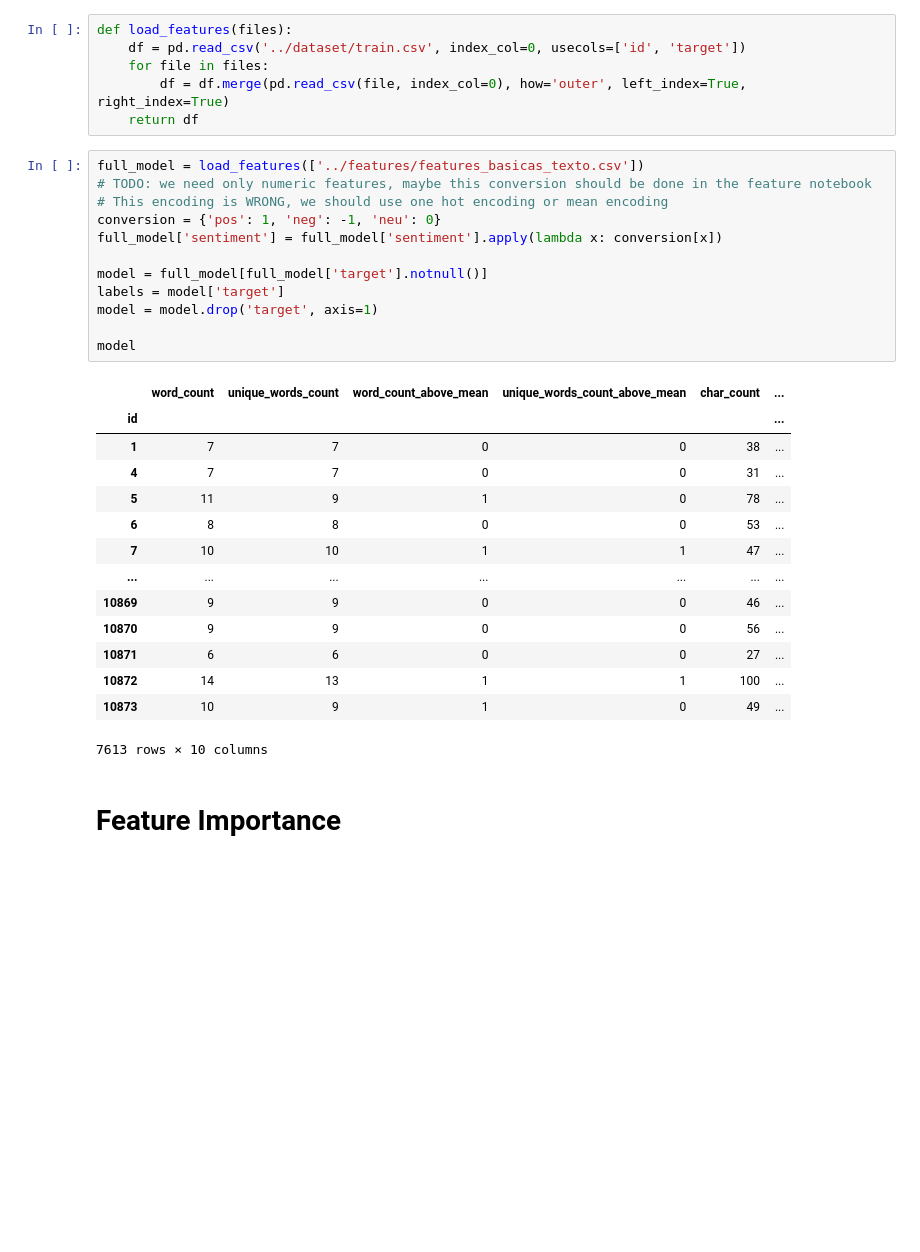
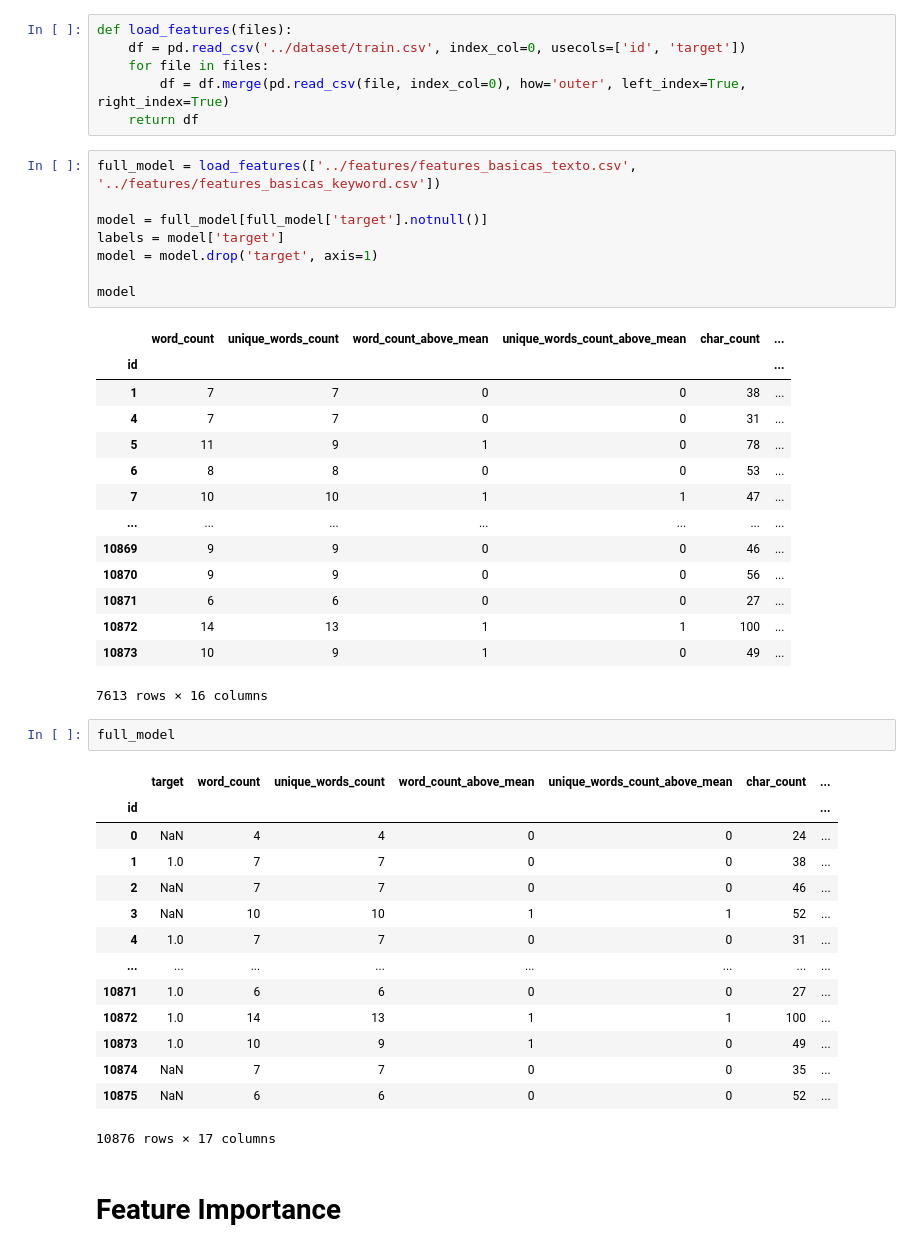
Before and after one commit to fsicardir/datos-tp2, a Jupyter notebook: notebooks_models/model.ipynb, the cells around one changed output. Cells and saved outputs as stored; diff of their text form; blank space fills up the shorter version.

```diff
--- a/notebooks_models/model.ipynb
+++ b/notebooks_models/model.ipynb
@@ -21,11 +21,7 @@ def load_features(files):
         df = df.merge(pd.read_csv(file, index_col=0), how='outer', left_index=True, right_index=True)
     return df
 # %%
-full_model = load_features(['../features/features_basicas_texto.csv'])
-# TODO: we need only numeric features, maybe this conversion should be done in the feature notebook
-# This encoding is WRONG, we should use one hot encoding or mean encoding
-conversion = {'pos': 1, 'neg': -1, 'neu': 0}
-full_model['sentiment'] = full_model['sentiment'].apply(lambda x: conversion[x])
+full_model = load_features(['../features/features_basicas_texto.csv', '../features/features_basicas_keyword.csv'])
 
 model = full_model[full_model['target'].notnull()]
 labels = model['target']
@@ -46,7 +42,24 @@ model
 | 10871 | 6 | 6 | 0 | 0 | 27 | ... |
 | 10872 | 14 | 13 | 1 | 1 | 100 | ... |
 | 10873 | 10 | 9 | 1 | 0 | 49 | ... |
-7613 rows × 10 columns
+7613 rows × 16 columns
+# %%
+full_model
+# %% [output]
+|  | target | word_count | unique_words_count | word_count_above_mean | unique_words_count_above_mean | char_count | ... |
+| id |  |  |  |  |  |  | ... |
+| 0 | NaN | 4 | 4 | 0 | 0 | 24 | ... |
+| 1 | 1.0 | 7 | 7 | 0 | 0 | 38 | ... |
+| 2 | NaN | 7 | 7 | 0 | 0 | 46 | ... |
+| 3 | NaN | 10 | 10 | 1 | 1 | 52 | ... |
+| 4 | 1.0 | 7 | 7 | 0 | 0 | 31 | ... |
+| ... | ... | ... | ... | ... | ... | ... | ... |
+| 10871 | 1.0 | 6 | 6 | 0 | 0 | 27 | ... |
+| 10872 | 1.0 | 14 | 13 | 1 | 1 | 100 | ... |
+| 10873 | 1.0 | 10 | 9 | 1 | 0 | 49 | ... |
+| 10874 | NaN | 7 | 7 | 0 | 0 | 35 | ... |
+| 10875 | NaN | 6 | 6 | 0 | 0 | 52 | ... |
+10876 rows × 17 columns
 # %% [markdown]
 # Feature Importance
 # %%
```
Also changed, not shown: parts of 6 cells of this notebook.
